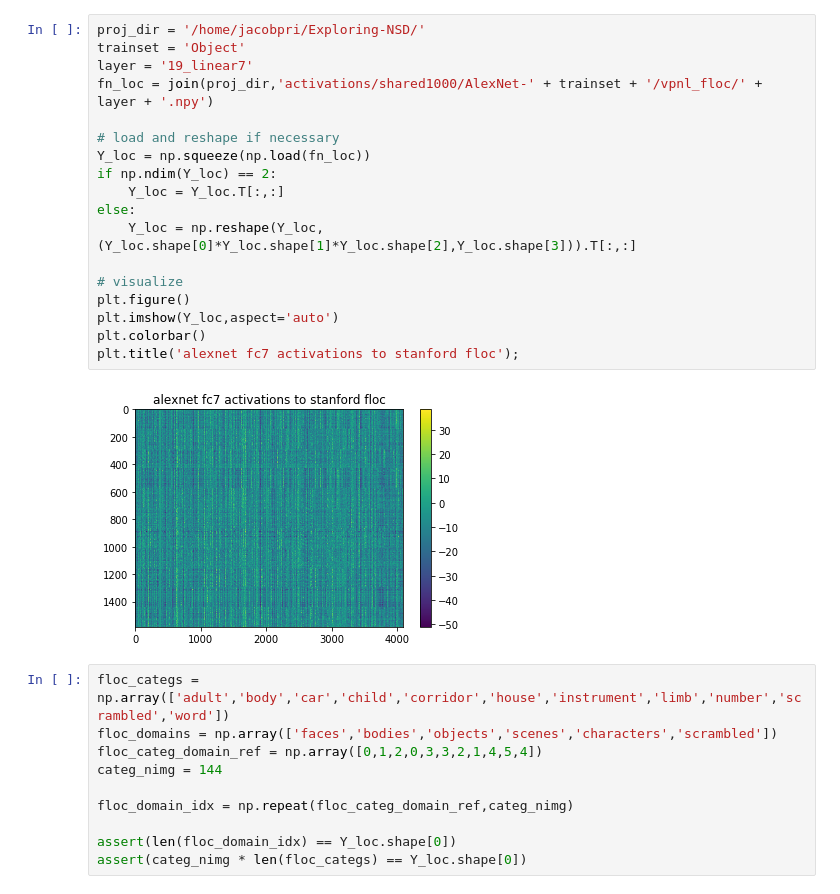
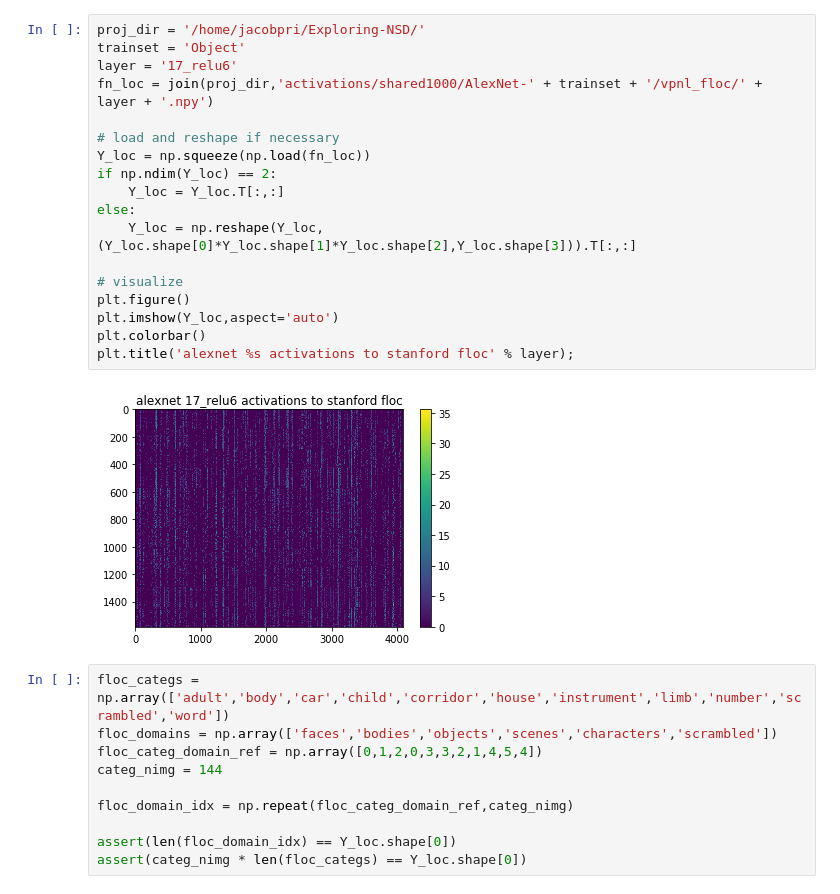
Before and after one commit to jacob-prince/RotspaceIT, a Jupyter notebook: notebooks/n04_rsatools.ipynb, the cells around one changed output. Cells and saved outputs as stored; diff of their text form.

```diff
--- a/notebooks/n04_rsatools.ipynb
+++ b/notebooks/n04_rsatools.ipynb
@@ -20,23 +20,23 @@ importlib.reload(rsatools)
 # %%
 proj_dir = '/home/jacobpri/Exploring-NSD/'
 trainset = 'Object'
-layer = '19_linear7'
+layer = '17_relu6'
 fn_loc = join(proj_dir,'activations/shared1000/AlexNet-' + trainset + '/vpnl_floc/' + layer + '.npy')
 
 # load and reshape if necessary
 Y_loc = np.squeeze(np.load(fn_loc))
 if np.ndim(Y_loc) == 2:
     Y_loc = Y_loc.T[:,:]
 else:
     Y_loc = np.reshape(Y_loc,(Y_loc.shape[0]*Y_loc.shape[1]*Y_loc.shape[2],Y_loc.shape[3])).T[:,:]
 
 # visualize
 plt.figure()
 plt.imshow(Y_loc,aspect='auto')
 plt.colorbar()
-plt.title('alexnet fc7 activations to stanford floc');
+plt.title('alexnet %s activations to stanford floc' % layer);
 # %% [output]
-[figure, old version]
+[figure, new version]
 # %%
 floc_categs = np.array(['adult','body','car','child','corridor','house','instrument','limb','number','scrambled','word'])
 floc_domains = np.array(['faces','bodies','objects','scenes','characters','scrambled'])
```
Also changed, not shown: parts of 10 cells of this notebook, 1 other file.
